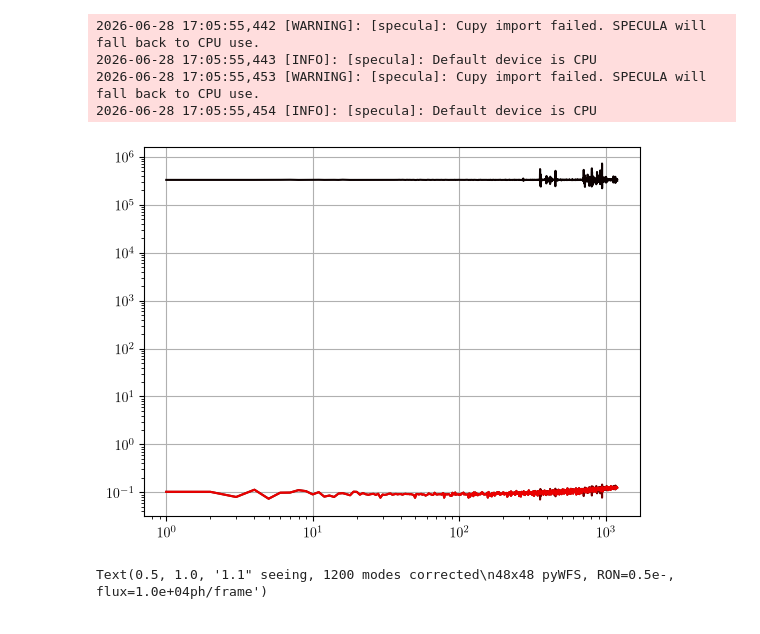
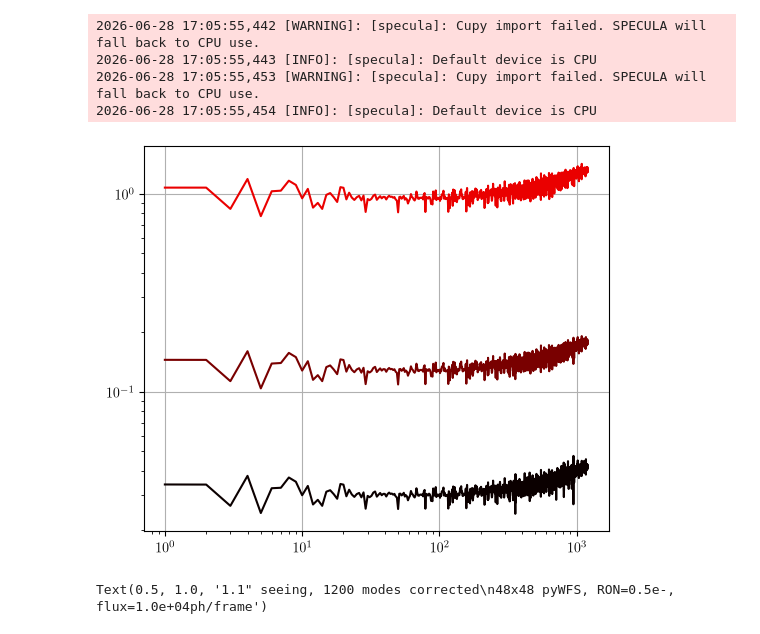
Before and after one commit to Menessao/SPECULA, a Jupyter notebook: config/RISTRETTO/errorBudgetPlots.ipynb, the cells around one changed output. Drawn from its saved outputs; the diff is of its cells as text; code cells hidden in the pictures.

```diff
--- a/config/RISTRETTO/errorBudgetPlots.ipynb
+++ b/config/RISTRETTO/errorBudgetPlots.ipynb
@@ -46,28 +46,37 @@ def generate_psd(f, cutoff, power):
 # %%
 def get_ron_eq_shot(rMod,n_subap,seeing,RON,N,doplot:bool=False):
 
     pyr_mask = get_pupil_mask(npix=120,filepath=op.join(root_dir,'pupils',f'pyr_pupdata_{n_subap:.0f}x{n_subap:.0f}.fits'))
     frame = fits.getdata(op.join(root_dir,'frames',f'pyr{rMod:1.1f}_{n_subap:.0f}x{n_subap:.0f}_s{seeing:1.2f}_{N}modes_avg_frame.fits'))
     sn = fits.getdata(op.join(root_dir,'slopenulls',f'pyr{rMod:1.1f}_{n_subap:.0f}x{n_subap:.0f}_s{seeing:1.2f}_{N}modes_sn.fits'))+2e-2
     rec = fits.getdata(op.join(root_dir,'rec',f'pyr{rMod:1.1f}_{n_subap:.0f}x{n_subap:.0f}_{N}modes_rec.fits'))
 
     ron_cov = rec_ron_cov(rec,frame,mask=pyr_mask)
     shot_cov = rec_phot_cov(rec,frame,mask=pyr_mask,sn=sn)
     nphot = ron_cov/shot_cov*RON
 
     if doplot:
         x = np.arange(N)+1
         plt.figure()
         plt.loglog(x,nphot)
         plt.loglog(x,np.sqrt(shot_cov/np.mean(nphot)))
         plt.loglog(x,np.sqrt(ron_cov*RON/np.mean(nphot)**2))
         plt.grid()
 
-    return nphot
+    return nphot,ron_cov,shot_cov
 
-nphot = get_ron_eq_shot(rMod=0,seeing=0.9,n_subap=48,RON=0.5,N=1200,doplot=True)
+N = 1200
+RON = 0.5
+nphot,ron_cov,shot_cov = get_ron_eq_shot(rMod=0,seeing=0.9,n_subap=48,RON=RON,N=N,doplot=False)
+Nphot = np.mean(nphot)
+x = np.arange(N)+1
+plt.figure(figsize=(6,5))
+plt.loglog(x,np.sqrt(shot_cov/(10*Nphot)+ron_cov*RON/(10*Nphot)**2))
+plt.loglog(x,np.sqrt(shot_cov/(Nphot)+ron_cov*RON/(Nphot)**2))
+plt.loglog(x,np.sqrt(shot_cov/(0.1*Nphot)+ron_cov*RON/(0.1*Nphot)**2))
+plt.grid()
 # %% [output]
-[figure, old version]
+[figure, new version]
 # %%
 def get_rec_covariance(rMod,n_subap,seeing,Nphot,RON,N,res:str='',doplot:bool=False):
 
```
Also changed, not shown: 7 other files.
